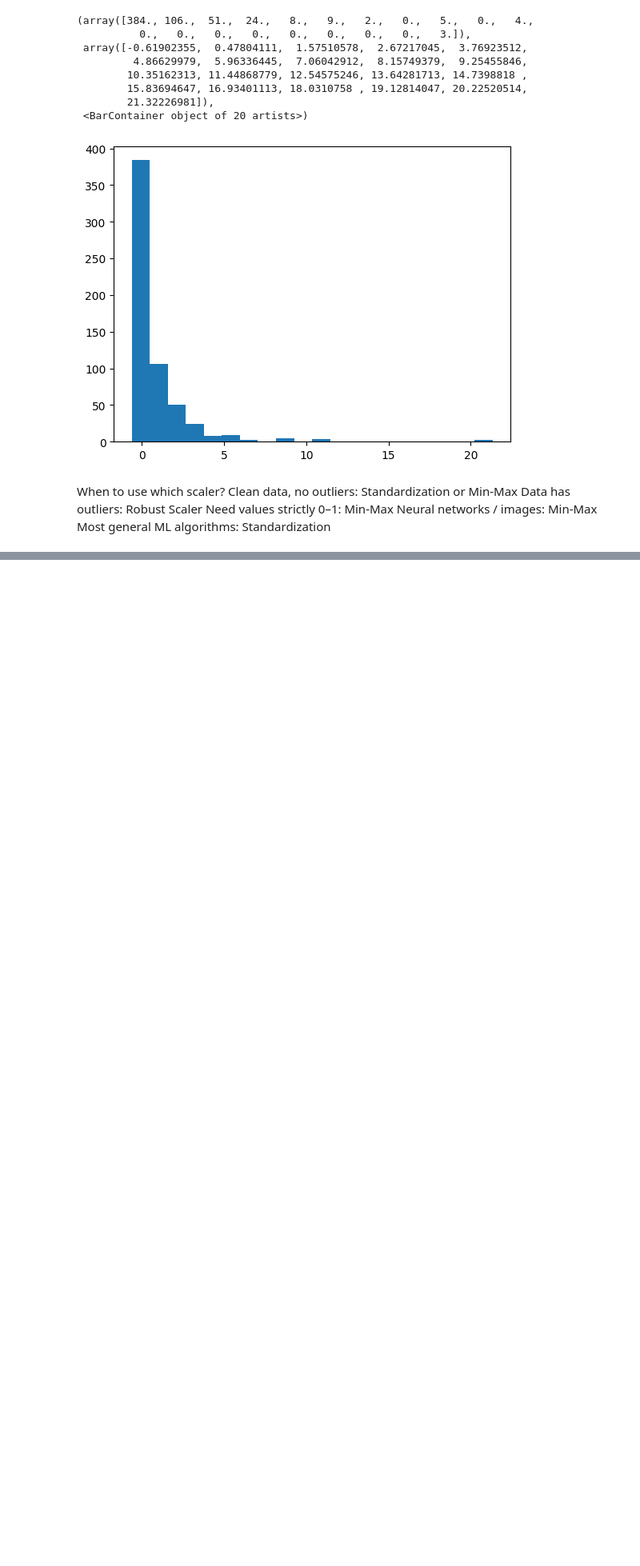
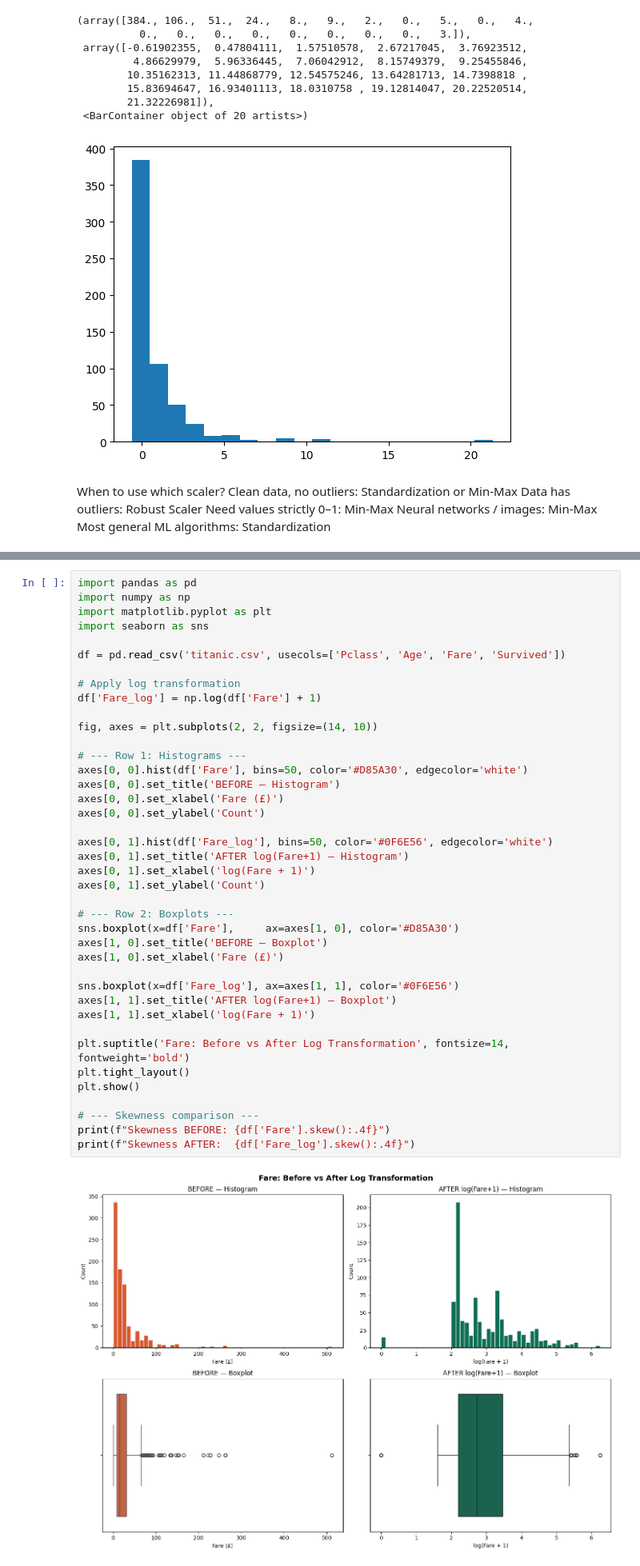
Before and after one commit to KrishnaSA05/Machine-Learning, a Jupyter notebook: Stats and Probablity/all_types_feature_transformation.ipynb, the cells around one changed output, grey strips where cells are left out. Shown at 80% size. Drawn from its saved outputs; the diff is of its cells as text; blank space fills up the shorter version.

Commit message:
[+] Implemented Gaussian Transformation (Logarithmic)

```diff
--- a/Stats and Probablity/all_types_feature_transformation.ipynb
+++ b/Stats and Probablity/all_types_feature_transformation.ipynb
@@ -348,0 +365,42 @@ Most general ML algorithms: Standardization
+# %%
+import pandas as pd
+import numpy as np
+import matplotlib.pyplot as plt
+import seaborn as sns
+
+df = pd.read_csv('titanic.csv', usecols=['Pclass', 'Age', 'Fare', 'Survived'])
+
+# Apply log transformation
+df['Fare_log'] = np.log(df['Fare'] + 1)
+
+fig, axes = plt.subplots(2, 2, figsize=(14, 10))
+
+# --- Row 1: Histograms ---
+axes[0, 0].hist(df['Fare'], bins=50, color='#D85A30', edgecolor='white')
+axes[0, 0].set_title('BEFORE — Histogram')
+axes[0, 0].set_xlabel('Fare (£)')
+axes[0, 0].set_ylabel('Count')
+
+axes[0, 1].hist(df['Fare_log'], bins=50, color='#0F6E56', edgecolor='white')
+axes[0, 1].set_title('AFTER log(Fare+1) — Histogram')
+axes[0, 1].set_xlabel('log(Fare + 1)')
+axes[0, 1].set_ylabel('Count')
+
+# --- Row 2: Boxplots ---
+sns.boxplot(x=df['Fare'],     ax=axes[1, 0], color='#D85A30')
+axes[1, 0].set_title('BEFORE — Boxplot')
+axes[1, 0].set_xlabel('Fare (£)')
+
+sns.boxplot(x=df['Fare_log'], ax=axes[1, 1], color='#0F6E56')
+axes[1, 1].set_title('AFTER log(Fare+1) — Boxplot')
+axes[1, 1].set_xlabel('log(Fare + 1)')
+
+plt.suptitle('Fare: Before vs After Log Transformation', fontsize=14, fontweight='bold')
+plt.tight_layout()
+plt.show()
+
+# --- Skewness comparison ---
+print(f"Skewness BEFORE: {df['Fare'].skew():.4f}")
+print(f"Skewness AFTER:  {df['Fare_log'].skew():.4f}")
+# %% [output]
+[figure, added]
```
Also changed, not shown: parts of 4 cells of this notebook.
